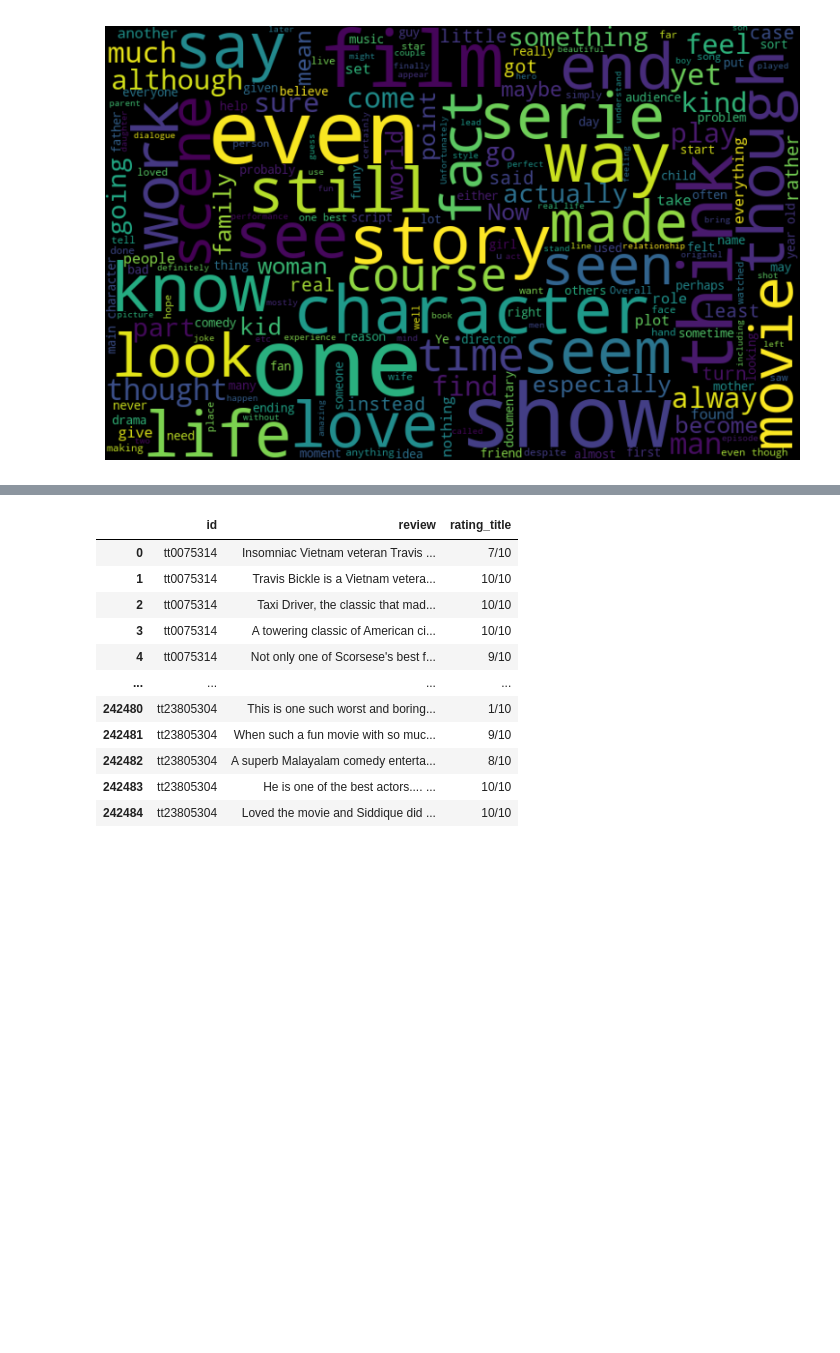
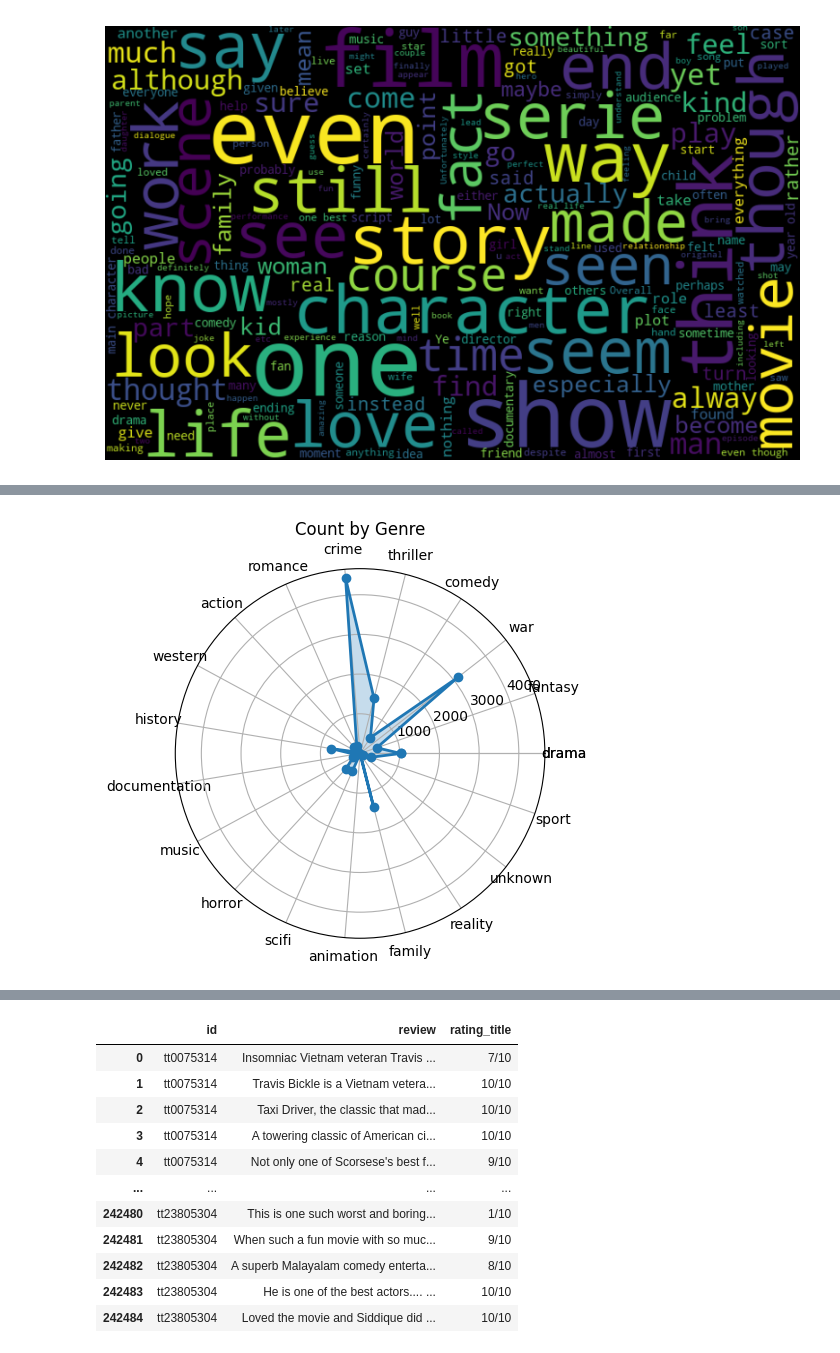
Before and after one commit to jrodrisanz/Final_project, a Jupyter notebook: src/main.ipynb, the cells around one changed output, grey strips where cells are left out. Drawn from its saved outputs; the diff is of its cells as text; code cells hidden in the pictures; blank space fills up the shorter version.

```diff
--- a/src/main.ipynb
+++ b/src/main.ipynb
@@ -1053,0 +1160,28 @@ fig.write_html('../images/HBO_gen_sunburst.html')
+# %%
+import pandas as pd
+import numpy as np
+import matplotlib.pyplot as plt
+
+df_filtrado = pd.read_csv('../data/clean/titles.csv', encoding='utf-8', encoding_errors='ignore')
+# %%
+df_filtrado['genres'] = df_filtrado['genres'].str.split(',').str[0]
+
+data = df_filtrado.groupby('genres').count().T.iloc[0]
+etiquetas=list(df_filtrado.genres.unique())
+
+angulos = np.linspace(0, 2*np.pi, len(etiquetas), endpoint=False)
+angulos=np.concatenate((angulos, [angulos[0]]))
+
+data = np.concatenate((data, [data[0]]))
+
+fig = plt.figure()
+ax = fig.add_subplot(111, polar=True)
+ax.plot(angulos, data, 'o-', linewidth=2)   # pinta los datos
+ax.fill(angulos, data, alpha=0.25)          # rellena de color
+ax.set_xticklabels([])  # quita los nombre de los angulas
+ax.set_thetagrids(angulos * 180/np.pi, etiquetas+[etiquetas[0]])  # añadir los generos como etiquetas
+ax.set_title('Count by Genre')  # titulo
+
+ax.grid(True);  #añade malla
+# %% [output]
+[figure, added]
```
Also changed, not shown: parts of 6 cells of this notebook, 1 other file.
